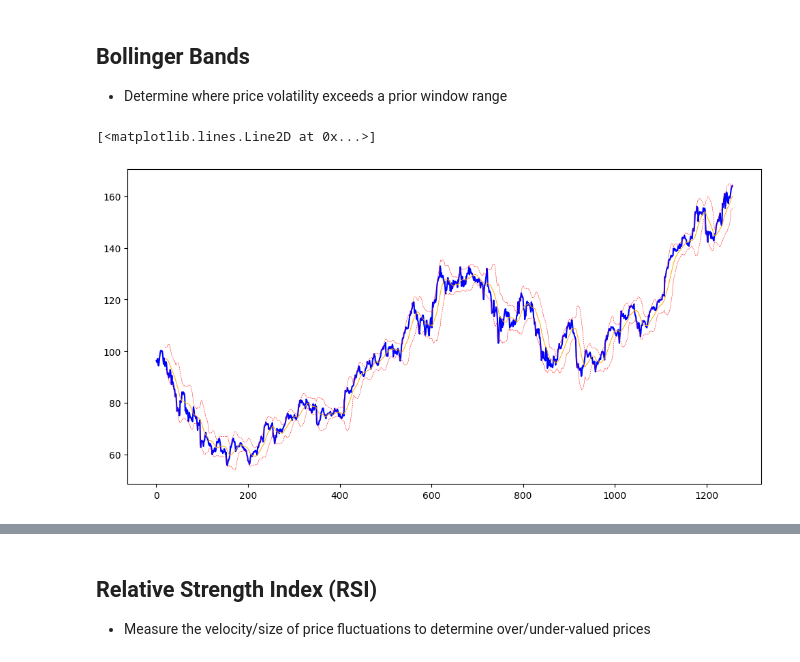
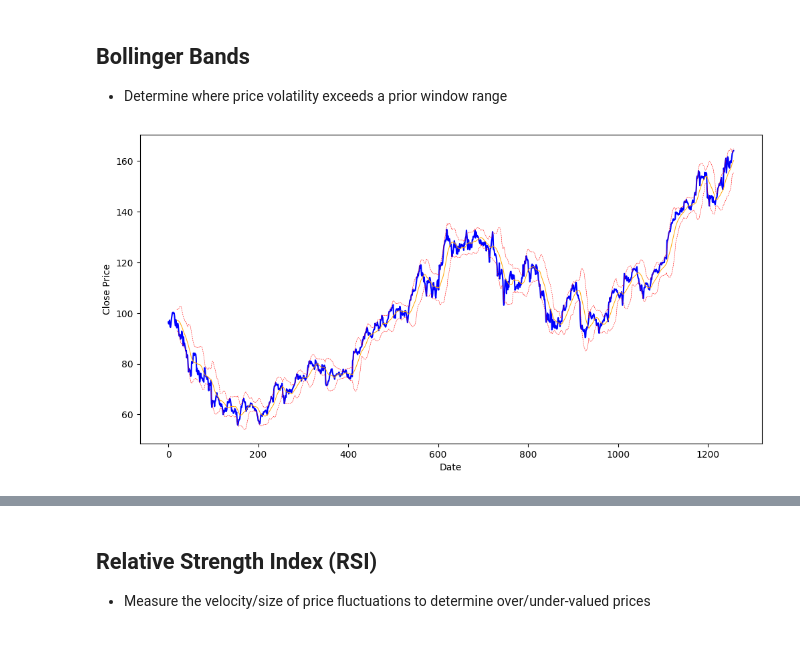
Before and after one commit to shaeantoine/greenscape, a Jupyter notebook: price-analysis.ipynb, the cells around one changed output, grey strips where cells are left out. Cells and saved outputs as stored; diff of their text form; code cells hidden in the pictures.

```diff
--- a/price-analysis.ipynb
+++ b/price-analysis.ipynb
@@ -49,10 +49,14 @@ df['BB Z-Score'] = (df['Close'] - df['20SMA']) / df['Std Dev']
 # %%
 # plot bollinger bands
 plt.figure(figsize=(12, 6))
 plt.plot(df['Close'], label='AAPL', color='blue')
 plt.plot(df['20SMA'], label='SMA', color='orange', linewidth=0.7)
 plt.plot(df['UpperB'], label='Upper Bollinger Band', color='red', linewidth=0.4, linestyle='dashed')
 plt.plot(df['LowerB'], label='Lower Bollinger Band', color='red', linewidth=0.4, linestyle='dashed')
+
+plt.xlabel('Date')
+plt.ylabel('Close Price')
+
+plt.show()
 # %% [output]
-[<matplotlib.lines.Line2D at 0x...>]
-[figure, old version]
+[figure, new version]
```
Also changed, not shown: parts of 2 cells of this notebook, 2 other files.
